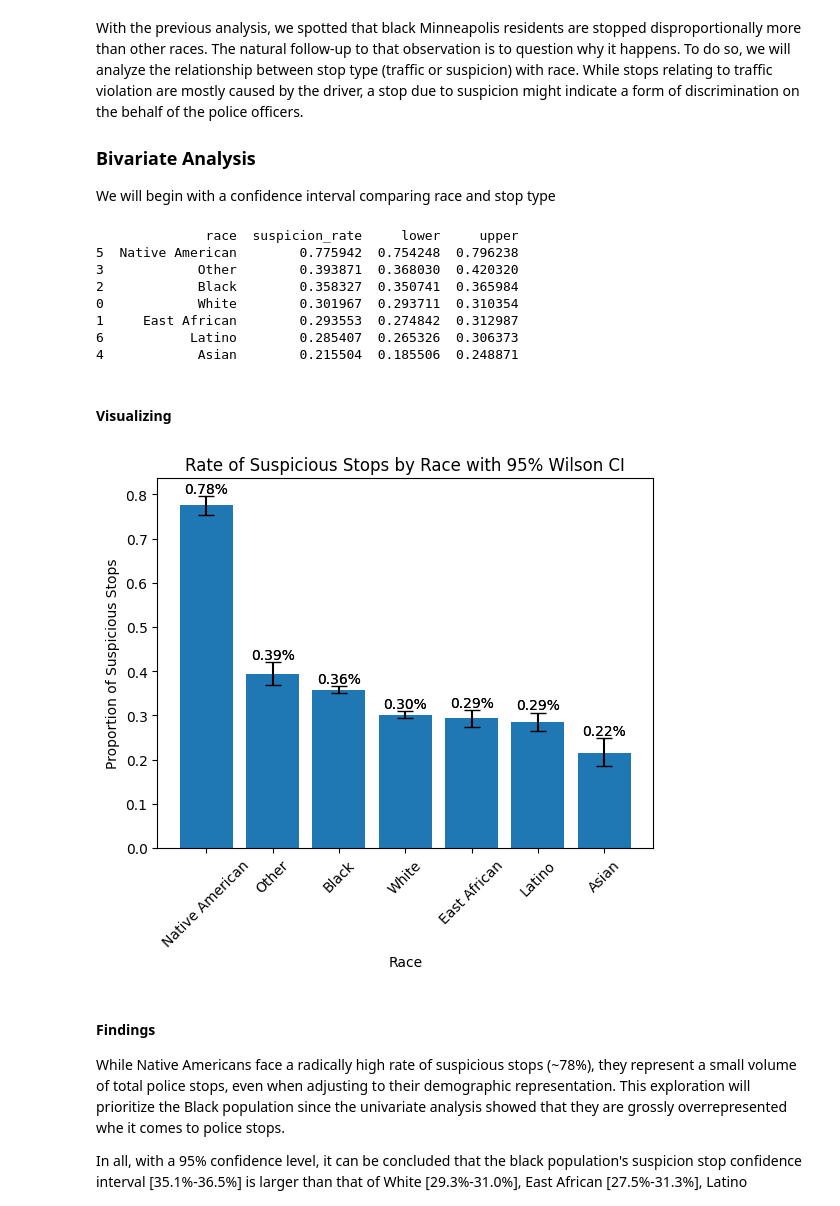
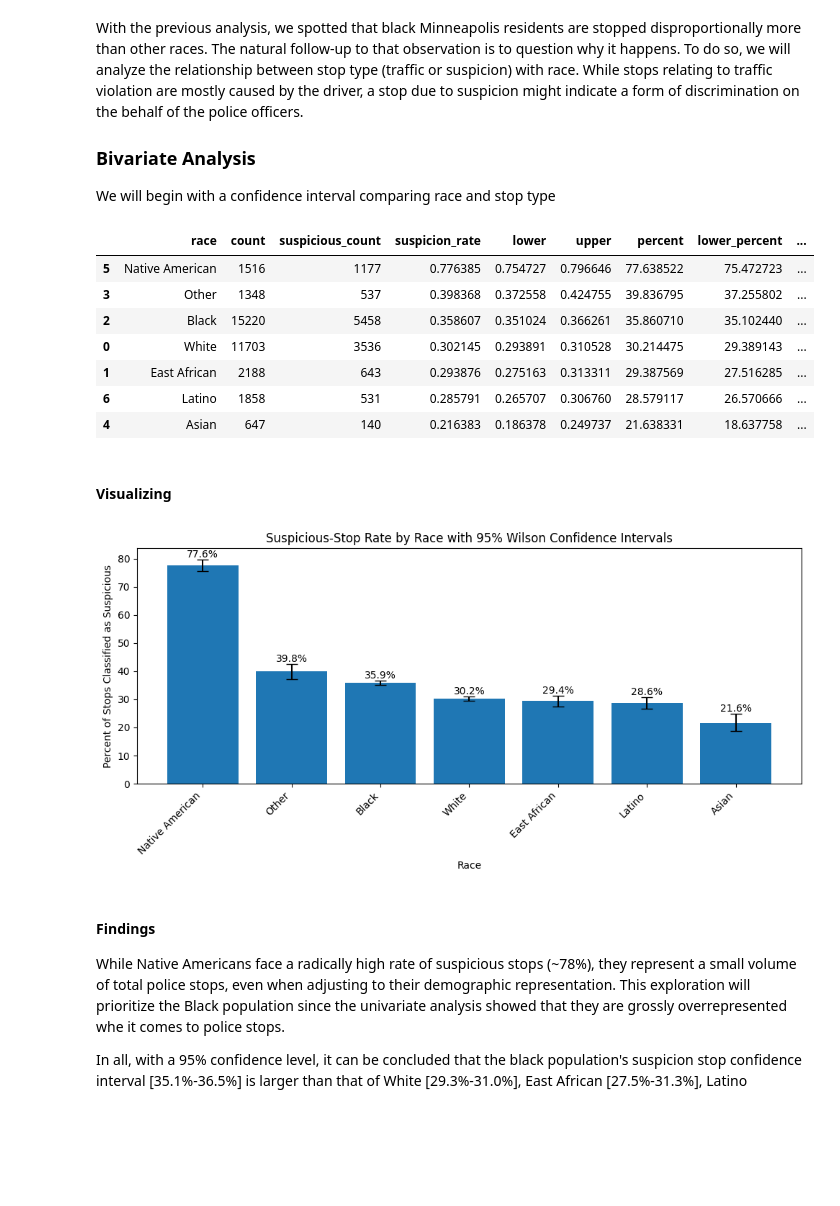
Before and after one commit to feliperapacci/MplsStops-Analysis, a Jupyter notebook: MplsStopsExploration.ipynb, the cells around one changed output. Saved outputs shown, nothing was run; the diff lists cells and outputs as text; code cells hidden in the pictures; blank space fills up the shorter version.

```diff
--- a/MplsStopsExploration.ipynb
+++ b/MplsStopsExploration.ipynb
@@ -286,54 +358,75 @@ With the previous analysis, we spotted that black Minneapolis residents are stop
 ### Bivariate Analysis
 We will begin with a confidence interval comparing race and stop type
 # %%
+# Analysis-specific cleaning: race and problem
+df_race_problem = df_base.dropna(subset=["race", "problem"]).copy()
+df_race_problem = df_race_problem[df_race_problem["race"] != "Unknown"].copy()
+
 results = []
 
-# Get 95% confidence interval with Wilson score of suspicion rate for each race
-for race in df["race"].unique():
-    subset = df[df["race"] == race]
+# Get 95% Wilson confidence interval for suspicious-stop rate within each race
+for race in df_race_problem["race"].unique():
+    subset = df_race_problem[df_race_problem["race"] == race]
     stop_count = len(subset)
-    suspicious_count = len(subset[subset["problem"] == "suspicious"])
+    suspicious_count = (subset["problem"] == "suspicious").sum()
 
-    lower, upper = proportion_confint(suspicious_count, stop_count, alpha=0.05, method="wilson")
+    lower, upper = proportion_confint(
+        count=suspicious_count,
+        nobs=stop_count,
+        alpha=0.05,
+        method="wilson"
+    )
 
     results.append({
         "race": race,
+        "count": stop_count,
+        "suspicious_count": suspicious_count,
         "suspicion_rate": suspicious_count / stop_count,
         "lower": lower,
         "upper": upper
     })
 
 race_suspicion_df = pd.DataFrame(results).sort_values("suspicion_rate", ascending=False)
-print(race_suspicion_df)
+
+race_suspicion_df["percent"] = race_suspicion_df["suspicion_rate"] * 100
+race_suspicion_df["lower_percent"] = race_suspicion_df["lower"] * 100
+race_suspicion_df["upper_percent"] = race_suspicion_df["upper"] * 100
+
+race_suspicion_df
 # %% [output]
-              race  suspicion_rate     lower     upper
-5  Native American        0.775942  0.754248  0.796238
-3            Other        0.393871  0.368030  0.420320
-2            Black        0.358327  0.350741  0.365984
-0            White        0.301967  0.293711  0.310354
-1     East African        0.293553  0.274842  0.312987
-6           Latino        0.285407  0.265326  0.306373
-4            Asian        0.215504  0.185506  0.248871
+|  | race | count | suspicious_count | suspicion_rate | lower | upper | percent | lower_percent | ... |
+| 5 | Native American | 1516 | 1177 | 0.776385 | 0.754727 | 0.796646 | 77.638522 | 75.472723 | ... |
+| 3 | Other | 1348 | 537 | 0.398368 | 0.372558 | 0.424755 | 39.836795 | 37.255802 | ... |
+| 2 | Black | 15220 | 5458 | 0.358607 | 0.351024 | 0.366261 | 35.860710 | 35.102440 | ... |
+| 0 | White | 11703 | 3536 | 0.302145 | 0.293891 | 0.310528 | 30.214475 | 29.389143 | ... |
+| 1 | East African | 2188 | 643 | 0.293876 | 0.275163 | 0.313311 | 29.387569 | 27.516285 | ... |
+| 6 | Latino | 1858 | 531 | 0.285791 | 0.265707 | 0.306760 | 28.579117 | 26.570666 | ... |
+| 4 | Asian | 647 | 140 | 0.216383 | 0.186378 | 0.249737 | 21.638331 | 18.637758 | ... |
 # %% [markdown]
 #### Visualizing
 # %%
-plt.figure()
-
-lower_error = race_suspicion_df["suspicion_rate"] - race_suspicion_df["lower"]
-upper_error = race_suspicion_df["upper"] - race_suspicion_df["suspicion_rate"]
+lower_error = race_suspicion_df["percent"] - race_suspicion_df["lower_percent"]
+upper_error = race_suspicion_df["upper_percent"] - race_suspicion_df["percent"]
 errors = [lower_error, upper_error]
 
-bars = plt.bar(race_suspicion_df["race"], race_suspicion_df["suspicion_rate"], yerr=errors, capsize=6)
-plt.bar_label(bars, fmt='%.2f%%')
+plt.figure(figsize=(10, 5))
 
-plt.title("Rate of Suspicious Stops by Race with 95% Wilson CI")
-plt.ylabel("Proportion of Suspicious Stops")
+bars = plt.bar(
+    race_suspicion_df["race"],
+    race_suspicion_df["percent"],
+    yerr=errors,
+    capsize=6
+)
+
+plt.title("Suspicious-Stop Rate by Race with 95% Wilson Confidence Intervals")
+plt.ylabel("Percent of Stops Classified as Suspicious")
 plt.xlabel("Race")
-plt.xticks(rotation=45)
-plt.bar_label(bars, fmt='%.2f%%')
+plt.bar_label(bars, fmt="%.1f%%")
+plt.xticks(rotation=45, ha="right")
+plt.tight_layout()
 plt.show()
 # %% [output]
-[figure, old version]
+[figure, new version]
 # %% [markdown]
 #### Findings
 
```
Also changed, not shown: parts of 14 cells of this notebook.
